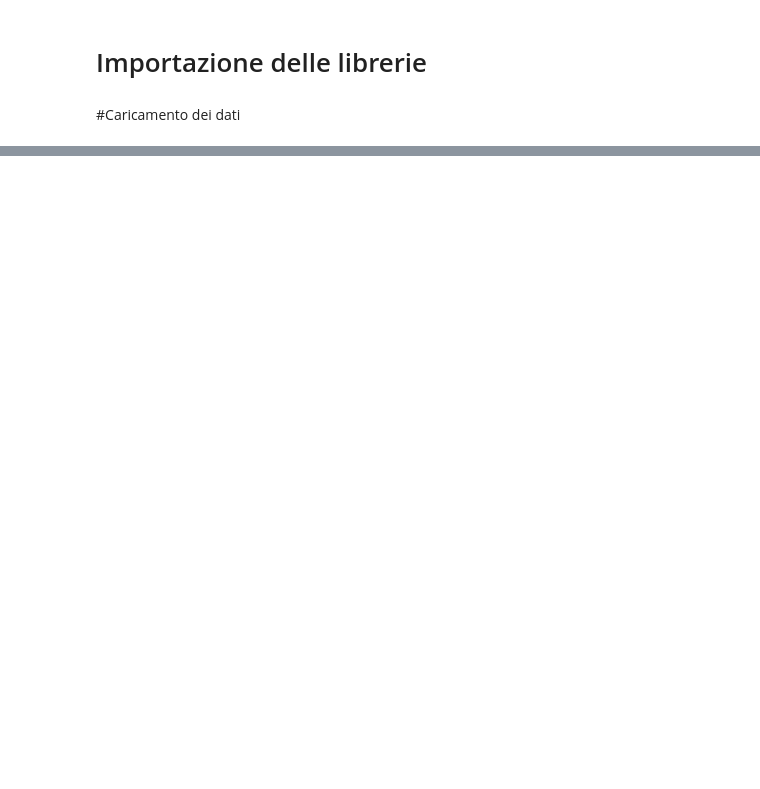
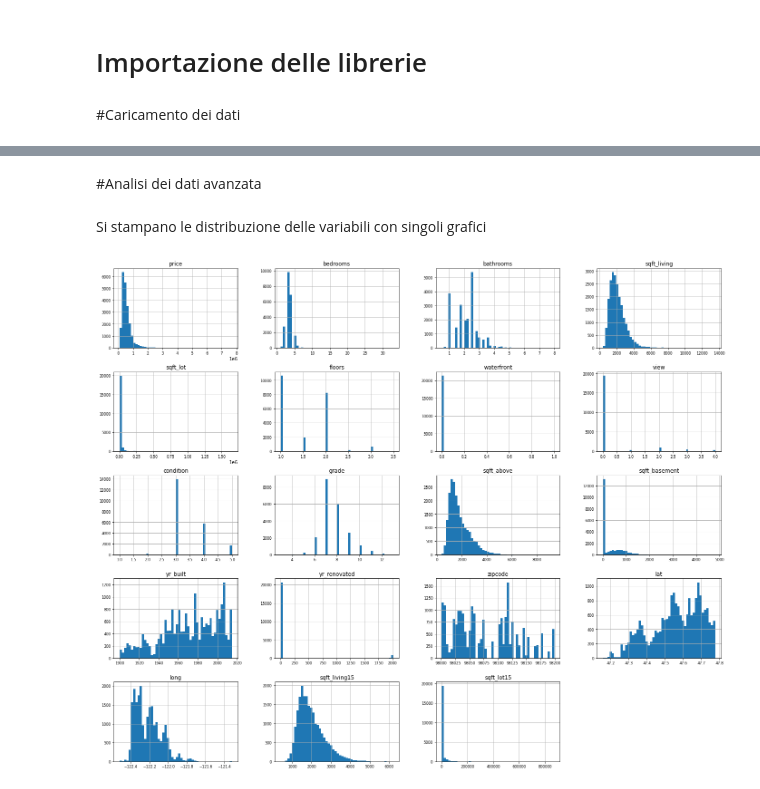
Before and after one commit to LorenzoSansone/Machine-learning-project---Predict-house-price, a Jupyter notebook: Progetto_house_price_prediction.ipynb, the cells around one changed output, grey strips where cells are left out. Cells and saved outputs as stored; diff of their text form; code cells hidden in the pictures; blank space fills up the shorter version.

```diff
--- a/Progetto_house_price_prediction.ipynb
+++ b/Progetto_house_price_prediction.ipynb
@@ -21,0 +302,8 @@ FileNotFoundError: ignored
+# %% [markdown]
+#Analisi dei dati avanzata
+# %% [markdown]
+Si stampano le distribuzione delle variabili con singoli grafici
+# %%
+dataset.hist(figsize=(24, 20), bins=50, xlabelsize=8, ylabelsize=8);
+# %% [output]
+[figure, added]
```
Also changed, not shown: parts of 196 cells of this notebook.
